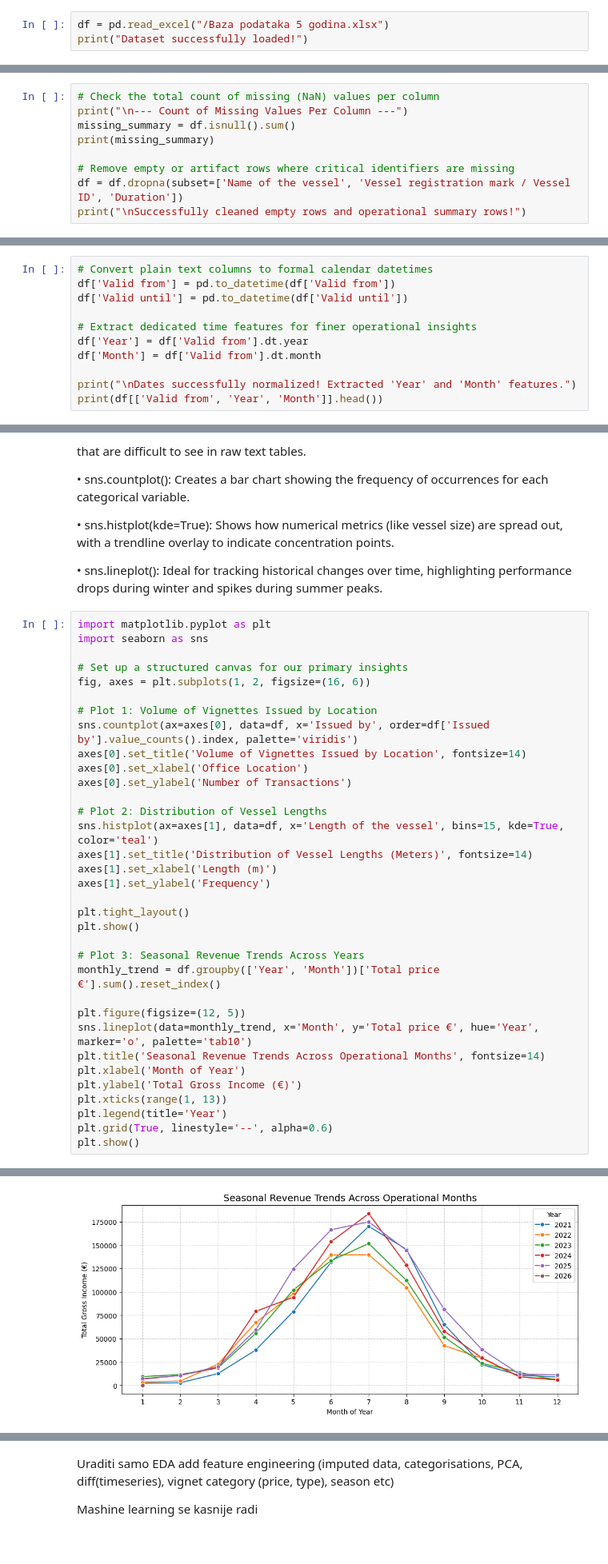
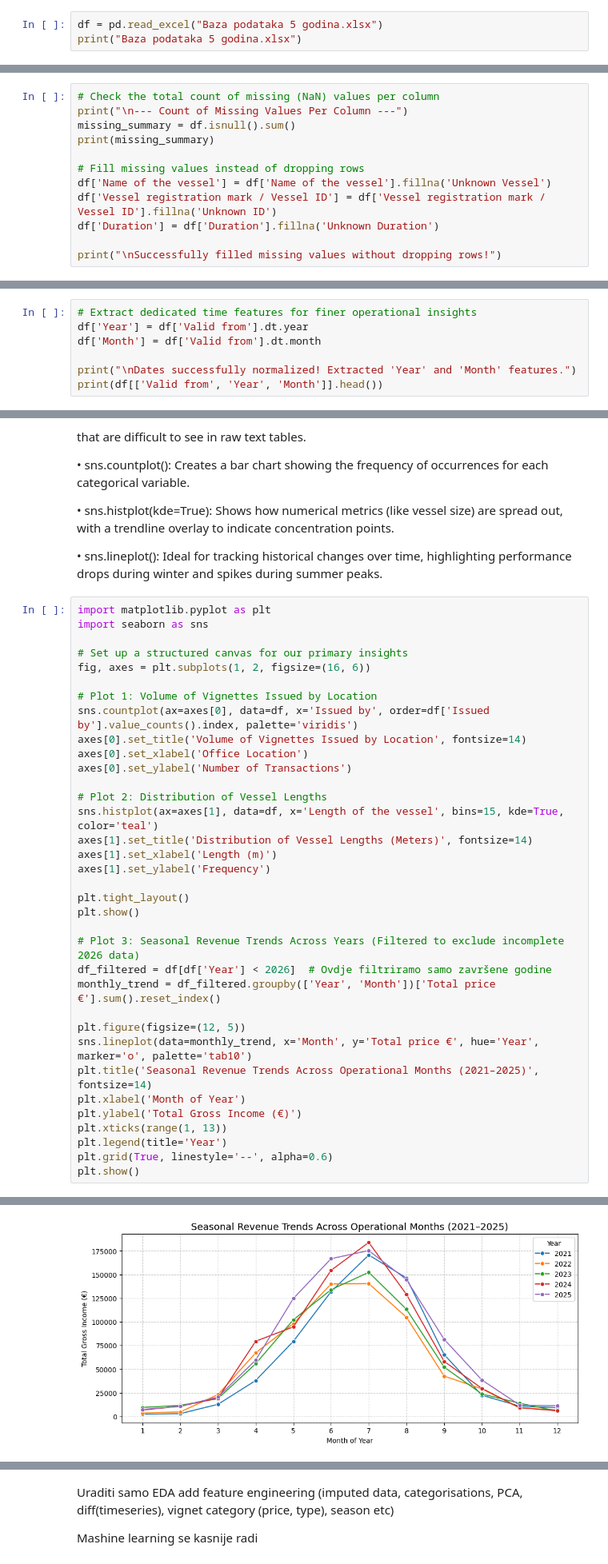
Before and after one commit to CharleyHananiaGA/jelena_dsb_capstone, a Jupyter notebook: JelenaVasic_capstone.ipynb, the cells around one changed output, grey strips where cells are left out. Shown at 80% size. Saved outputs shown, nothing was run; the diff lists cells and outputs as text.

```diff
--- a/JelenaVasic_capstone.ipynb
+++ b/JelenaVasic_capstone.ipynb
@@ -34,6 +34,6 @@ When starting a data science project, the first step is to bring the raw data in
 
 • df.shape: Returns a tuple containing the total number of rows and columns, letting us know the scale of our data.
 # %%
-df = pd.read_excel("/Baza podataka 5 godina.xlsx")
-print("Dataset successfully loaded!")
+df = pd.read_excel("Baza podataka 5 godina.xlsx")
+print("Baza podataka 5 godina.xlsx")
 # %% [output]
@@ -157,9 +139,12 @@ print("\n--- Count of Missing Values Per Column ---")
 missing_summary = df.isnull().sum()
 print(missing_summary)
 
-# Remove empty or artifact rows where critical identifiers are missing
-df = df.dropna(subset=['Name of the vessel', 'Vessel registration mark / Vessel ID', 'Duration'])
-print("\nSuccessfully cleaned empty rows and operational summary rows!")
+# Fill missing values instead of dropping rows
+df['Name of the vessel'] = df['Name of the vessel'].fillna('Unknown Vessel')
+df['Vessel registration mark / Vessel ID'] = df['Vessel registration mark / Vessel ID'].fillna('Unknown ID')
+df['Duration'] = df['Duration'].fillna('Unknown Duration')
+
+print("\nSuccessfully filled missing values without dropping rows!")
 # %% [output]
 --- Count of Missing Values Per Column ---
 Vignette serial number                   0
@@ -227,10 +231,6 @@ Date values often load as text characters. To perform chronological pattern mapp
 
 • .dt.year / .dt.month: Pulls out the standalone year integer and calendar month number, allowing us to evaluate year-over-year growth and seasonal trends.
 # %%
-# Convert plain text columns to formal calendar datetimes
-df['Valid from'] = pd.to_datetime(df['Valid from'])
-df['Valid until'] = pd.to_datetime(df['Valid until'])
-
 # Extract dedicated time features for finer operational insights
 df['Year'] = df['Valid from'].dt.year
 df['Month'] = df['Valid from'].dt.month
@@ -294,37 +294,38 @@ fig, axes = plt.subplots(1, 2, figsize=(16, 6))
 
 # Plot 1: Volume of Vignettes Issued by Location
 sns.countplot(ax=axes[0], data=df, x='Issued by', order=df['Issued by'].value_counts().index, palette='viridis')
 axes[0].set_title('Volume of Vignettes Issued by Location', fontsize=14)
 axes[0].set_xlabel('Office Location')
 axes[0].set_ylabel('Number of Transactions')
 
 # Plot 2: Distribution of Vessel Lengths
 sns.histplot(ax=axes[1], data=df, x='Length of the vessel', bins=15, kde=True, color='teal')
 axes[1].set_title('Distribution of Vessel Lengths (Meters)', fontsize=14)
 axes[1].set_xlabel('Length (m)')
 axes[1].set_ylabel('Frequency')
 
 plt.tight_layout()
 plt.show()
 
-# Plot 3: Seasonal Revenue Trends Across Years
-monthly_trend = df.groupby(['Year', 'Month'])['Total price €'].sum().reset_index()
+# Plot 3: Seasonal Revenue Trends Across Years (Filtered to exclude incomplete 2026 data)
+df_filtered = df[df['Year'] < 2026]  # Ovdje filtriramo samo završene godine
+monthly_trend = df_filtered.groupby(['Year', 'Month'])['Total price €'].sum().reset_index()
 
 plt.figure(figsize=(12, 5))
 sns.lineplot(data=monthly_trend, x='Month', y='Total price €', hue='Year', marker='o', palette='tab10')
-plt.title('Seasonal Revenue Trends Across Operational Months', fontsize=14)
+plt.title('Seasonal Revenue Trends Across Operational Months (2021–2025)', fontsize=14)
 plt.xlabel('Month of Year')
 plt.ylabel('Total Gross Income (€)')
 plt.xticks(range(1, 13))
 plt.legend(title='Year')
 plt.grid(True, linestyle='--', alpha=0.6)
 plt.show()
 # %% [output]
 Passing `palette` without assigning `hue` is deprecated and will be removed in v0.14.0. Assign the `x` variable to `hue` and set `legend=False` for the same effect.
 
   sns.countplot(ax=axes[0], data=df, x='Issued by', order=df['Issued by'].value_counts().index, palette='viridis')
 [figure]
-[figure, old version]
+[figure, new version]
 # %% [markdown]
 **Step 7: Feature Engineering**
 
```
Also changed, not shown: parts of 16 cells of this notebook.
